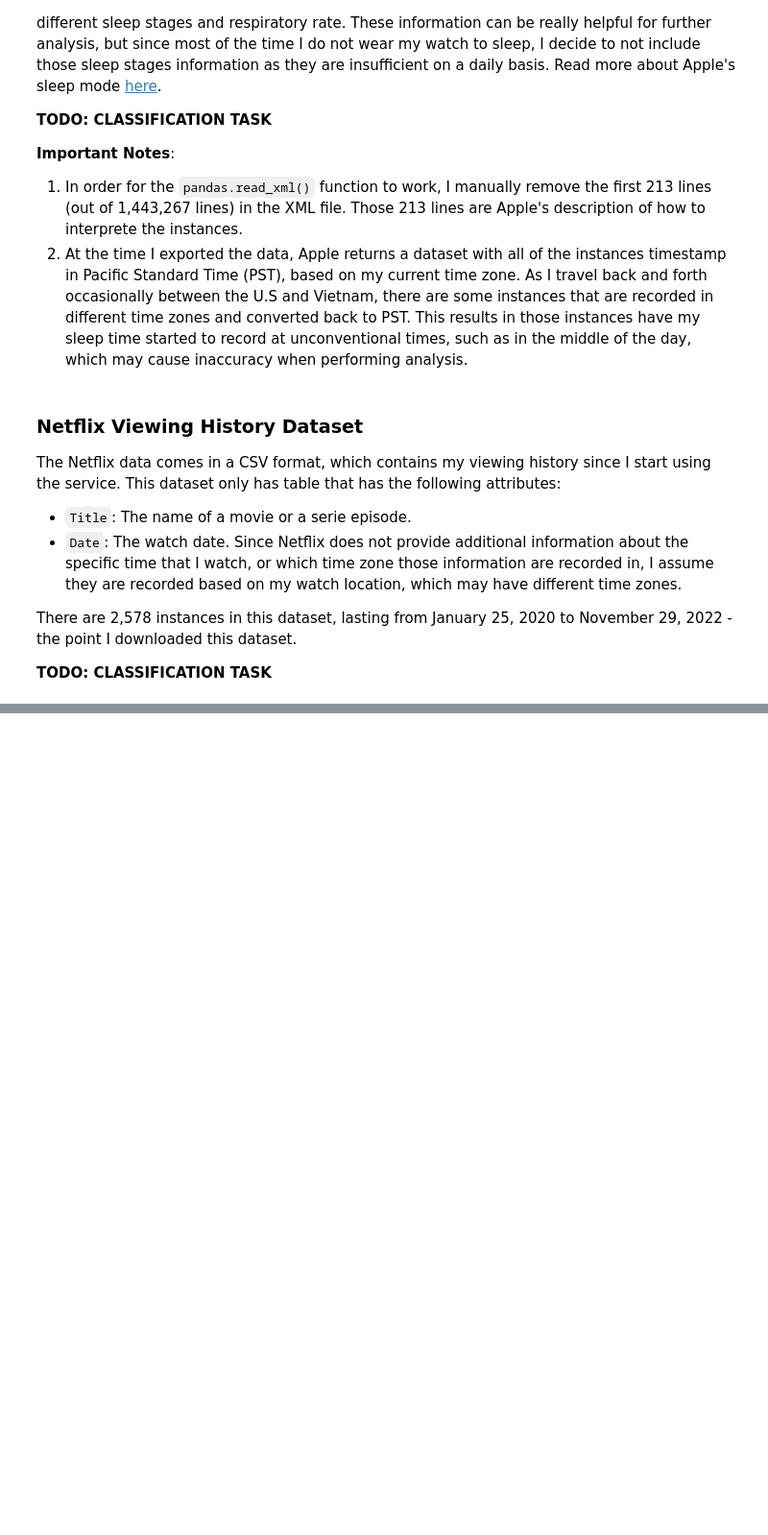
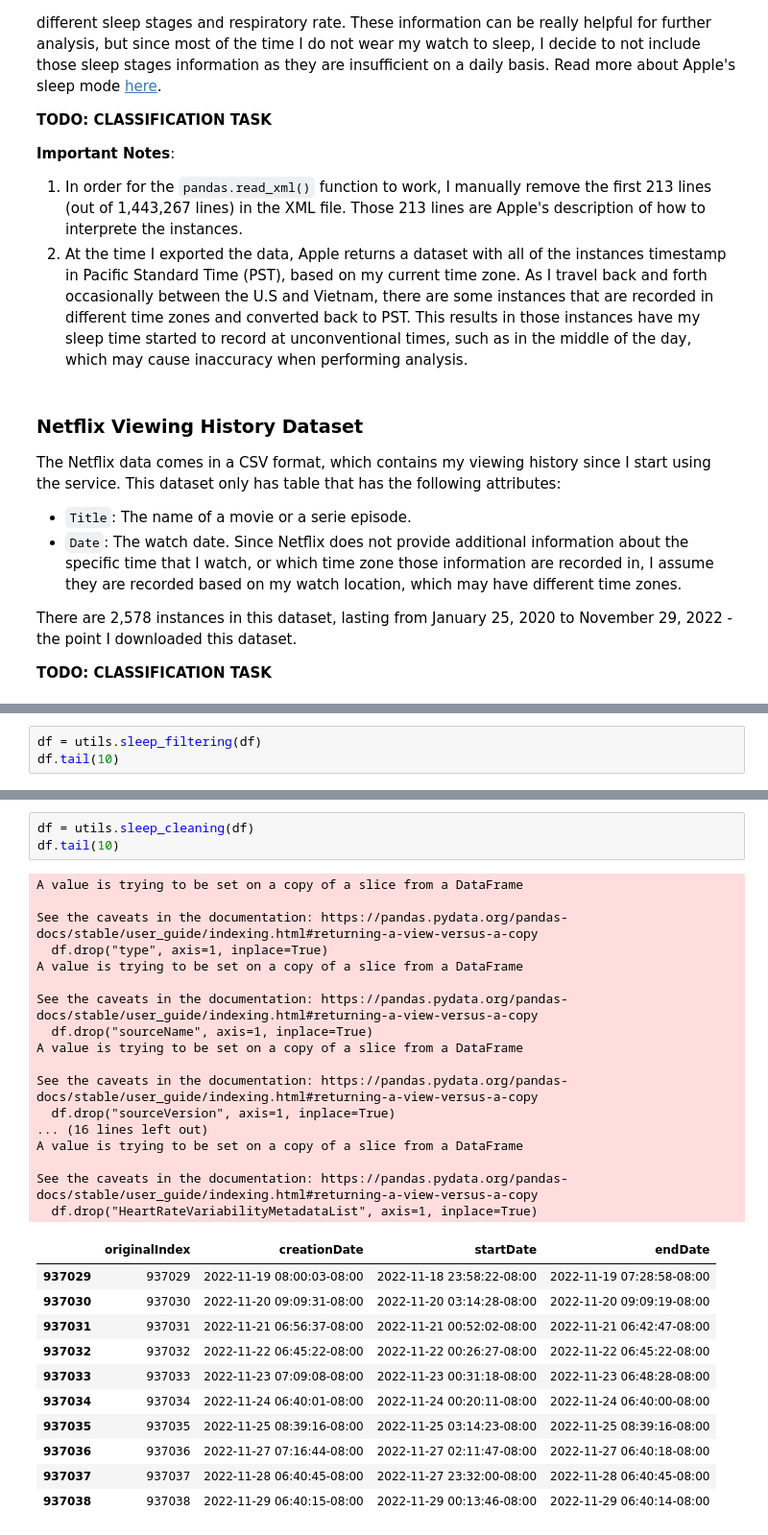
Before and after one commit to tonixsmm/FinalProject, a Jupyter notebook: ProjectNotebook.ipynb, the cells around one changed output, grey strips where cells are left out. Shown at 96% size. Drawn from its saved outputs; the diff is of its cells as text; blank space fills up the shorter version.

```diff
--- a/ProjectNotebook.ipynb
+++ b/ProjectNotebook.ipynb
@@ -72,0 +90,3 @@ From the converted CSV file from the preprocessing step, I loaded them into a pa
+# %%
+df = utils.sleep_filtering(df)
+df.tail(10)
@@ -72,0 +107,32 @@ From the converted CSV file from the preprocessing step, I loaded them into a pa
+# %%
+df = utils.sleep_cleaning(df)
+df.tail(10)
+# %% [output]
+A value is trying to be set on a copy of a slice from a DataFrame
+
+See the caveats in the documentation: https://pandas.pydata.org/pandas-docs/stable/user_guide/indexing.html#returning-a-view-versus-a-copy
+  df.drop("type", axis=1, inplace=True)
+A value is trying to be set on a copy of a slice from a DataFrame
+
+See the caveats in the documentation: https://pandas.pydata.org/pandas-docs/stable/user_guide/indexing.html#returning-a-view-versus-a-copy
+  df.drop("sourceName", axis=1, inplace=True)
+A value is trying to be set on a copy of a slice from a DataFrame
+
+See the caveats in the documentation: https://pandas.pydata.org/pandas-docs/stable/user_guide/indexing.html#returning-a-view-versus-a-copy
+  df.drop("sourceVersion", axis=1, inplace=True)
+... (16 lines left out)
+A value is trying to be set on a copy of a slice from a DataFrame
+
+See the caveats in the documentation: https://pandas.pydata.org/pandas-docs/stable/user_guide/indexing.html#returning-a-view-versus-a-copy
+  df.drop("HeartRateVariabilityMetadataList", axis=1, inplace=True)
+|  | originalIndex | creationDate | startDate | endDate |
+| 937029 | 937029 | 2022-11-19 08:00:03-08:00 | 2022-11-18 23:58:22-08:00 | 2022-11-19 07:28:58-08:00 |
+| 937030 | 937030 | 2022-11-20 09:09:31-08:00 | 2022-11-20 03:14:28-08:00 | 2022-11-20 09:09:19-08:00 |
+| 937031 | 937031 | 2022-11-21 06:56:37-08:00 | 2022-11-21 00:52:02-08:00 | 2022-11-21 06:42:47-08:00 |
+| 937032 | 937032 | 2022-11-22 06:45:22-08:00 | 2022-11-22 00:26:27-08:00 | 2022-11-22 06:45:22-08:00 |
+| 937033 | 937033 | 2022-11-23 07:09:08-08:00 | 2022-11-23 00:31:18-08:00 | 2022-11-23 06:48:28-08:00 |
+| 937034 | 937034 | 2022-11-24 06:40:01-08:00 | 2022-11-24 00:20:11-08:00 | 2022-11-24 06:40:00-08:00 |
+| 937035 | 937035 | 2022-11-25 08:39:16-08:00 | 2022-11-25 03:14:23-08:00 | 2022-11-25 08:39:16-08:00 |
+| 937036 | 937036 | 2022-11-27 07:16:44-08:00 | 2022-11-27 02:11:47-08:00 | 2022-11-27 06:40:18-08:00 |
+| 937037 | 937037 | 2022-11-28 06:40:45-08:00 | 2022-11-27 23:32:00-08:00 | 2022-11-28 06:40:45-08:00 |
+| 937038 | 937038 | 2022-11-29 06:40:15-08:00 | 2022-11-29 00:13:46-08:00 | 2022-11-29 06:40:14-08:00 |
```
Also changed, not shown: parts of 5 cells of this notebook, 1 other file.
